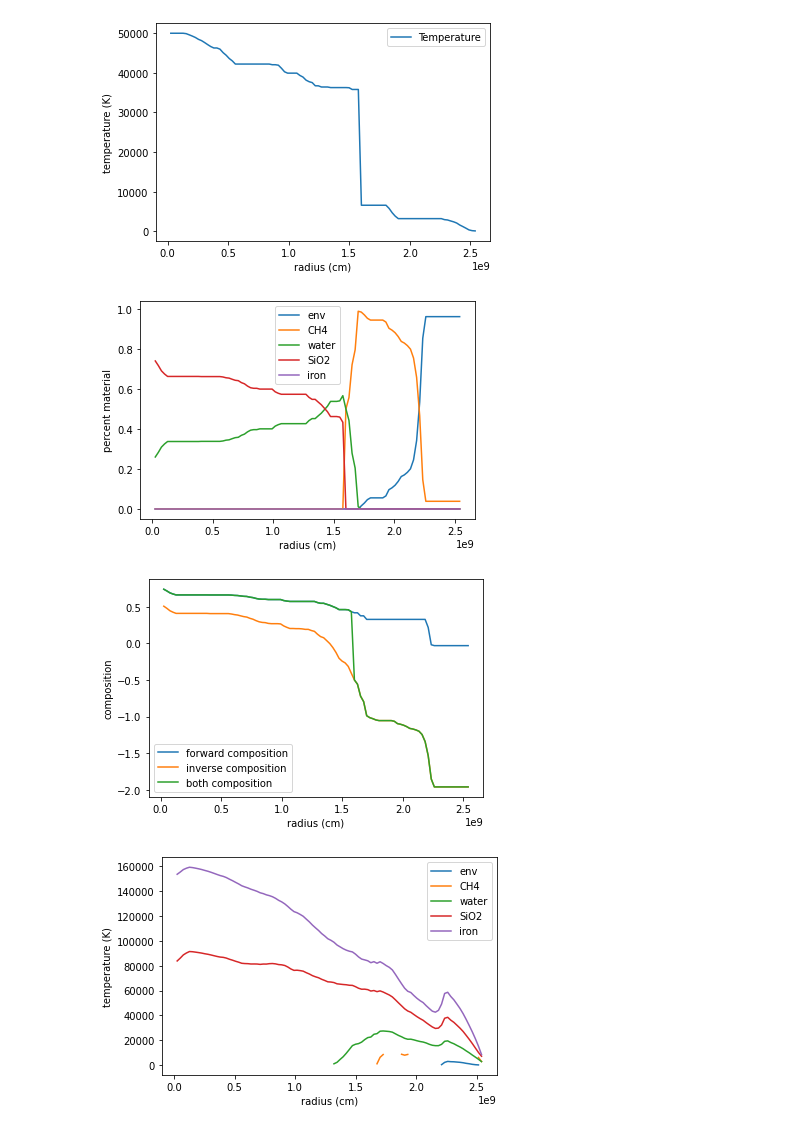
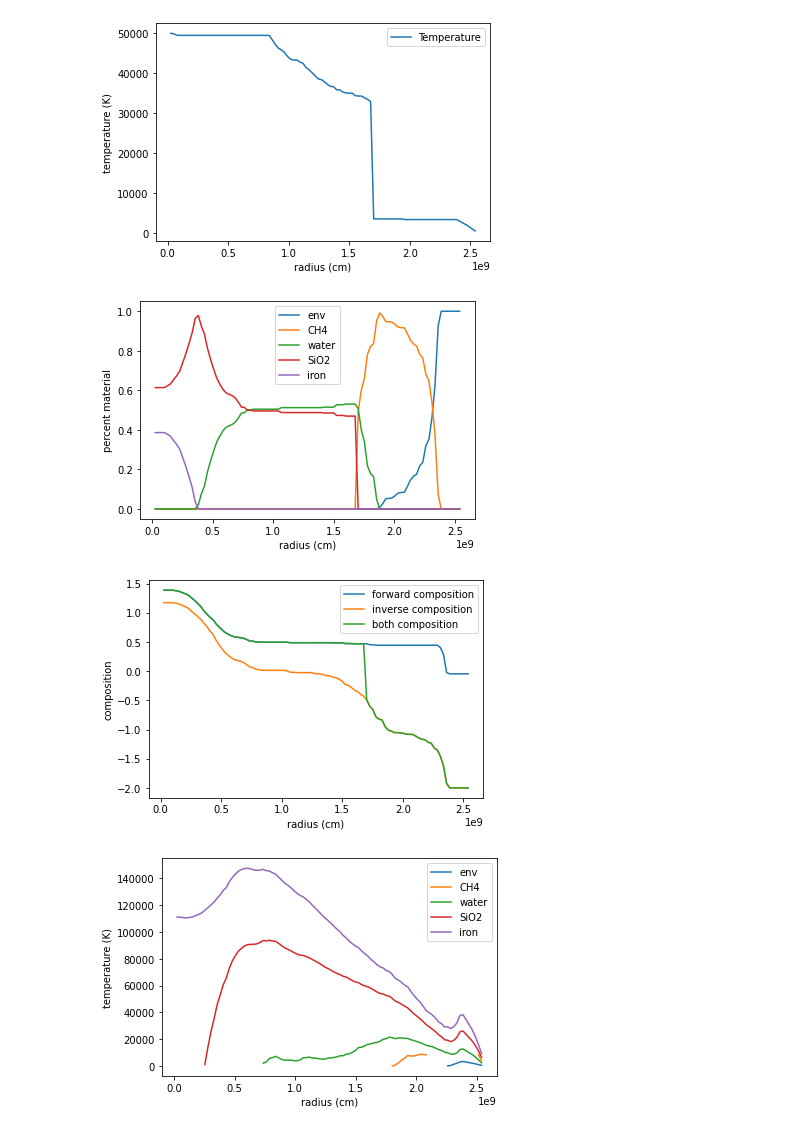
Before and after one commit to podolak/mcplanet, a Jupyter notebook: both_direction_planets.ipynb, the cells around one changed output. Saved outputs shown, nothing was run; the diff lists cells and outputs as text; code cells hidden in the pictures.

```diff
--- a/both_direction_planets.ipynb
+++ b/both_direction_planets.ipynb
@@ -147,3 +154,3 @@ errors in 1 models
 # %%
-model = best_model(227.999739073, catalog, max_temp=50000, min_temp=0, full_model=True, smooth=201)[-1]
+model = best_model(359.964840229, catalog, max_temp=50000, min_temp=0, full_model=True, smooth=201)[-1]
 # %% [output]
@@ -152,5 +159,5 @@ model = best_model(227.999739073, catalog, max_temp=50000, min_temp=0, full_mode
-[figure, old version]
+[figure, new version]
-[figure, old version]
+[figure, new version]
-[figure, old version]
+[figure, new version]
-[figure, old version]
+[figure, new version]
 # %%
```
Also changed, not shown: parts of 5 cells of this notebook, 1 other file.
